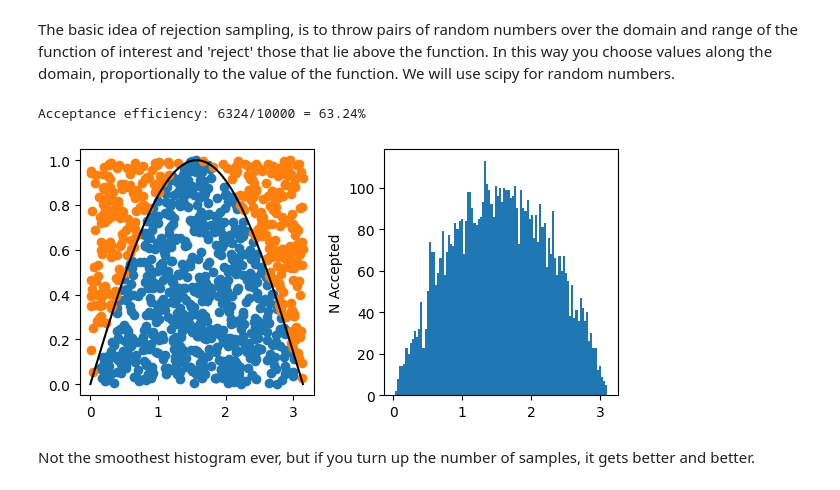
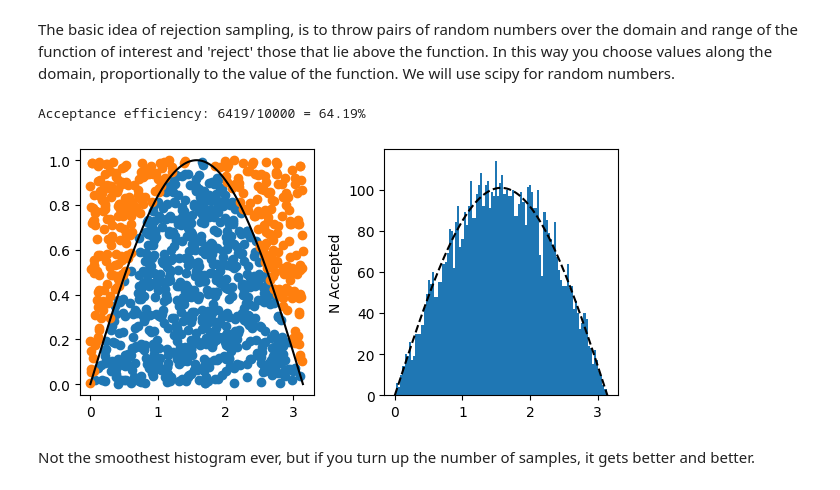
Before and after one commit to luketpickering/JupyNuGen, a Jupyter notebook: JupyNuGen.ipynb, the cells around one changed output. Saved outputs shown, nothing was run; the diff lists cells and outputs as text; code cells hidden in the pictures.

```diff
--- a/JupyNuGen.ipynb
+++ b/JupyNuGen.ipynb
@@ -933,7 +950,7 @@ plt.show()
 # %% [markdown]
 The basic idea of rejection sampling, is to throw pairs of random numbers over the domain and range of the function of interest and 'reject' those that lie above the function. In this way you choose values along the domain, proportionally to the value of the function. We will use scipy for random numbers.
 # %%
-def plot_rejsample(f, fdomain, frange, ntries=1000):
+def plot_rejsample(f, fdomain, frange, ntries=1000, nbins=100):
 
     xs = uniform.rvs(fdomain[0],fdomain[1] - fdomain[0], size=ntries)
     ys = uniform.rvs(frange[0],frange[1] - frange[0], size=ntries)
@@ -946,36 +963,42 @@ def plot_rejsample(f, fdomain, frange, ntries=1000):
 
     for x,y in zip(xs,ys):
         if y < f(x):
             if(ntoscatter < 1000):
                 accepted[0].append(x)
                 accepted[1].append(y)
                 ntoscatter += 1
 
             all_accepted.append(x)
         elif(ntoscatter < 1000):
             rejected[0].append(x)
             rejected[1].append(y)
             ntoscatter += 1
 
     fig, (ax1,ax2) = plt.subplots(1,2, figsize=(6,3))
 
     ax1.scatter(accepted[0], accepted[1])
     ax1.scatter(rejected[0], rejected[1])
 
     xpoints = np.linspace(fdomain[0], fdomain[1], 1000)
     ax1.plot(xpoints, [f(x) for x in xpoints], c="black")
 
-    ax2.hist(all_accepted)
+    ax2.hist(all_accepted, bins=nbins)
+
+    quadi, errori = spi.quad(f, *fdomain, epsabs=1e-3, epsrel=1e-3)
+    hist_integral = len(all_accepted) * ((fdomain[1] - fdomain[0])/nbins)
+    renorm = hist_integral/(quadi)
+
+    ax2.plot(xpoints, [f(x) * renorm for x in xpoints], c="black", ls="dashed")
     ax2.set_ylabel("N Accepted")
 
     fig.show()
 
     print("Acceptance efficiency: %s/%s = %s%%" % (len(all_accepted),ntries, 100 * len(all_accepted)/ntries) )
 
 plot_rejsample(np.sin,(0,pi),(0,1), 10000)
 # %% [output]
-Acceptance efficiency: 6324/10000 = 63.24%
+Acceptance efficiency: 6419/10000 = 64.19%
-[figure, old version]
+[figure, new version]
 # %% [markdown]
 Not the smoothest histogram ever, but if you turn up the number of samples, it gets better and better.
 # %% [markdown]
```
Also changed, not shown: parts of 44 cells of this notebook.
